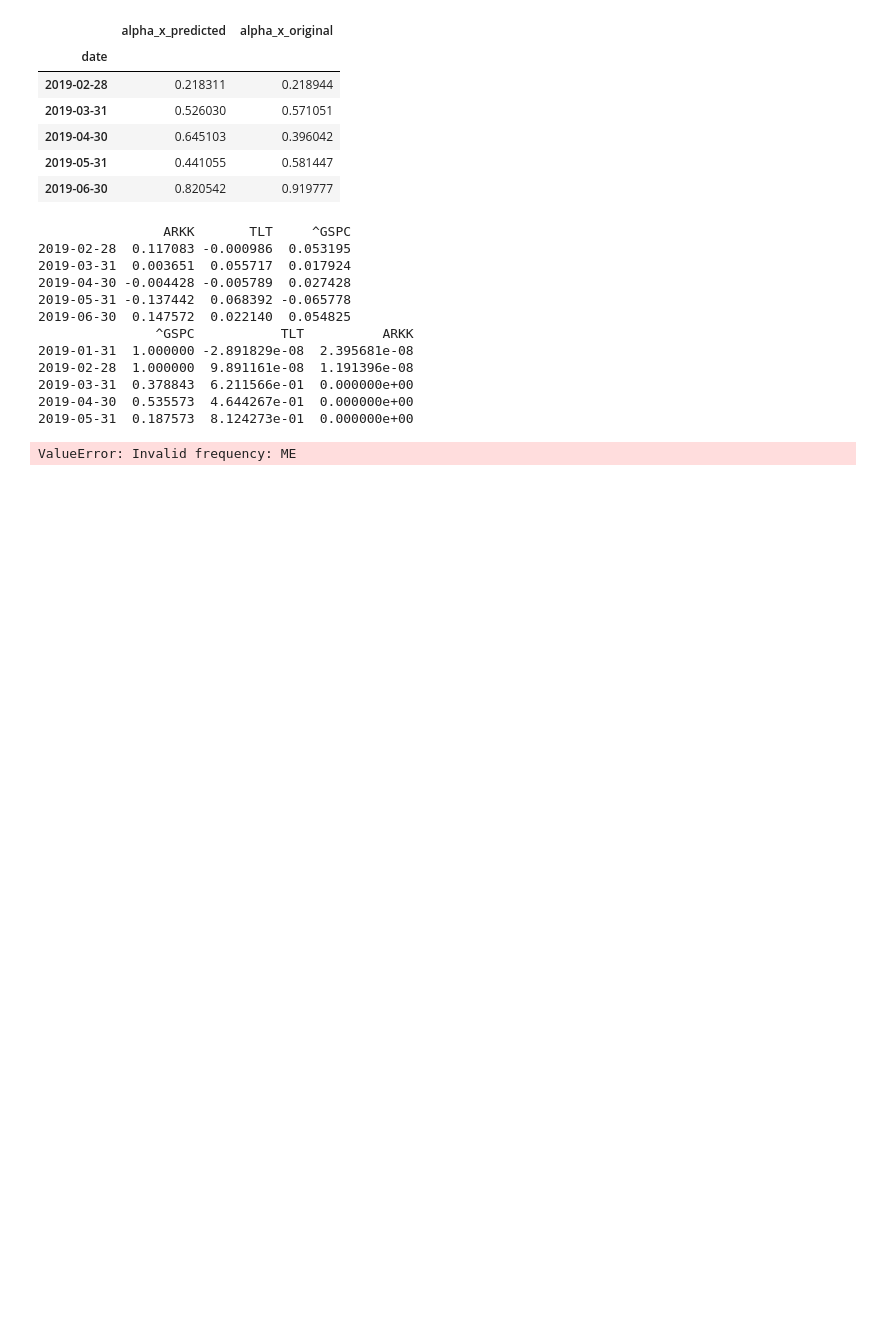
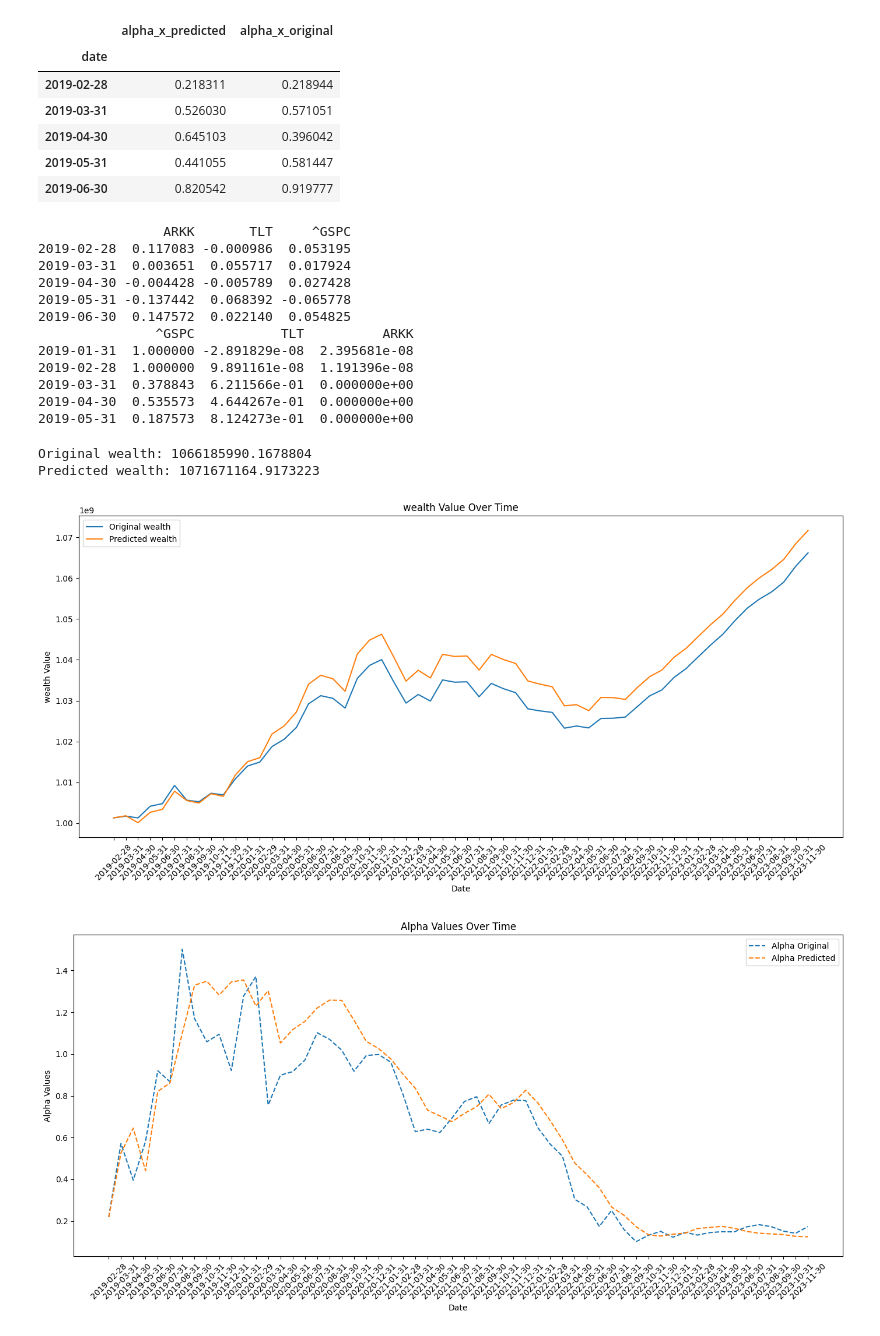
Before and after one commit to ivenine59/AI_finance_team_01, a Jupyter notebook: evaluation.ipynb, the cells around one changed output. Cells and saved outputs as stored; diff of their text form; code cells hidden in the pictures; blank space fills up the shorter version.

```diff
--- a/evaluation.ipynb
+++ b/evaluation.ipynb
@@ -39,13 +40,13 @@ print(weights.head())
 if not os.path.exists('result'):
     os.makedirs('result')
 
-# Initialize endowments
-endowment_original, endowment_predicted = 1000000000, 1000000000
+# Initialize wealths
+wealth_original, wealth_predicted = 1000000000, 1000000000
 
-# Lists to store endowment values over time for plotting
+# Lists to store wealth values over time for plotting
 dates = []
-endowment_values_original = []
-endowment_values_predicted = []
+wealth_values_original = []
+wealth_values_predicted = []
 
 # Lists to store alpha and return values for plotting
 alpha_values_original = []
@@ -72,12 +73,12 @@ for i in range(len(pd.date_range("2019-02-28", "2023-12-31", freq="ME")) - 1):
     predicted_alpha = alphas.loc[date_str]["alpha_x_predicted"]
     return_predicted = predicted_alpha * return_p + (1 - predicted_alpha) * risk_free_rate
 
-    endowment_original *= 1 + return_original
-    endowment_predicted *= 1 + return_predicted
+    wealth_original *= 1 + return_original
+    wealth_predicted *= 1 + return_predicted
 
-    # Store the endowment values for plotting
-    endowment_values_original.append(endowment_original)
-    endowment_values_predicted.append(endowment_predicted)
+    # Store the wealth values for plotting
+    wealth_values_original.append(wealth_original)
+    wealth_values_predicted.append(wealth_predicted)
 
     # Store the alpha and return values for plotting
     alpha_values_original.append(original_alpha)
@@ -86,46 +87,49 @@ for i in range(len(pd.date_range("2019-02-28", "2023-12-31", freq="ME")) - 1):
     return_values_predicted.append(return_predicted)
 
 # Final results
-print(f"Original endowment: {endowment_original}")
-print(f"Predicted endowment: {endowment_predicted}")
+print(f"Original wealth: {wealth_original}")
+print(f"Predicted wealth: {wealth_predicted}")
 
-# Plotting Endowment Values
+# Plotting wealth Values
 plt.figure(figsize=(14, 7))
-plt.plot(dates, endowment_values_original, label='Original Endowment')
-plt.plot(dates, endowment_values_predicted, label='Predicted Endowment')
+plt.plot(dates, wealth_values_original, label='Original wealth')
+plt.plot(dates, wealth_values_predicted, label='Predicted wealth')
 plt.xlabel('Date')
-plt.ylabel('Endowment Value')
-plt.title('Endowment Value Over Time')
+plt.ylabel('wealth Value')
+plt.title('wealth Value Over Time')
 plt.xticks(rotation=45)
 plt.legend()
 plt.tight_layout()
 plt.savefig('result/Portfolio_values_over_time.png')
 plt.show()
 
 # Plotting Alpha Values
 plt.figure(figsize=(14, 7))
 plt.plot(dates, alpha_values_original, label='Alpha Original', linestyle='--')
 plt.plot(dates, alpha_values_predicted, label='Alpha Predicted', linestyle='--')
 plt.xlabel('Date')
 plt.ylabel('Alpha Values')
 plt.title('Alpha Values Over Time')
 plt.xticks(rotation=45)
 plt.legend()
 plt.tight_layout()
 plt.savefig('result/Omega_over_time.png')
 plt.show()
 
 # Plotting Return Values
 plt.figure(figsize=(14, 7))
 plt.plot(dates, return_values_original, label='Return Original')
 plt.plot(dates, return_values_predicted, label='Return Predicted')
 plt.xlabel('Date')
 plt.ylabel('Return Values')
 plt.title('Return Values Over Time')
 plt.xticks(rotation=45)
 plt.legend()
 plt.tight_layout()
 plt.savefig('result/Return_value_over_time.png')
 plt.show()
 # %% [output]
-ValueError: Invalid frequency: ME
+Original wealth: 1066185990.1678804
+Predicted wealth: 1071671164.9173223
+[figure, added]
+[figure, added]
```
Also changed, not shown: parts of 2 cells of this notebook.
